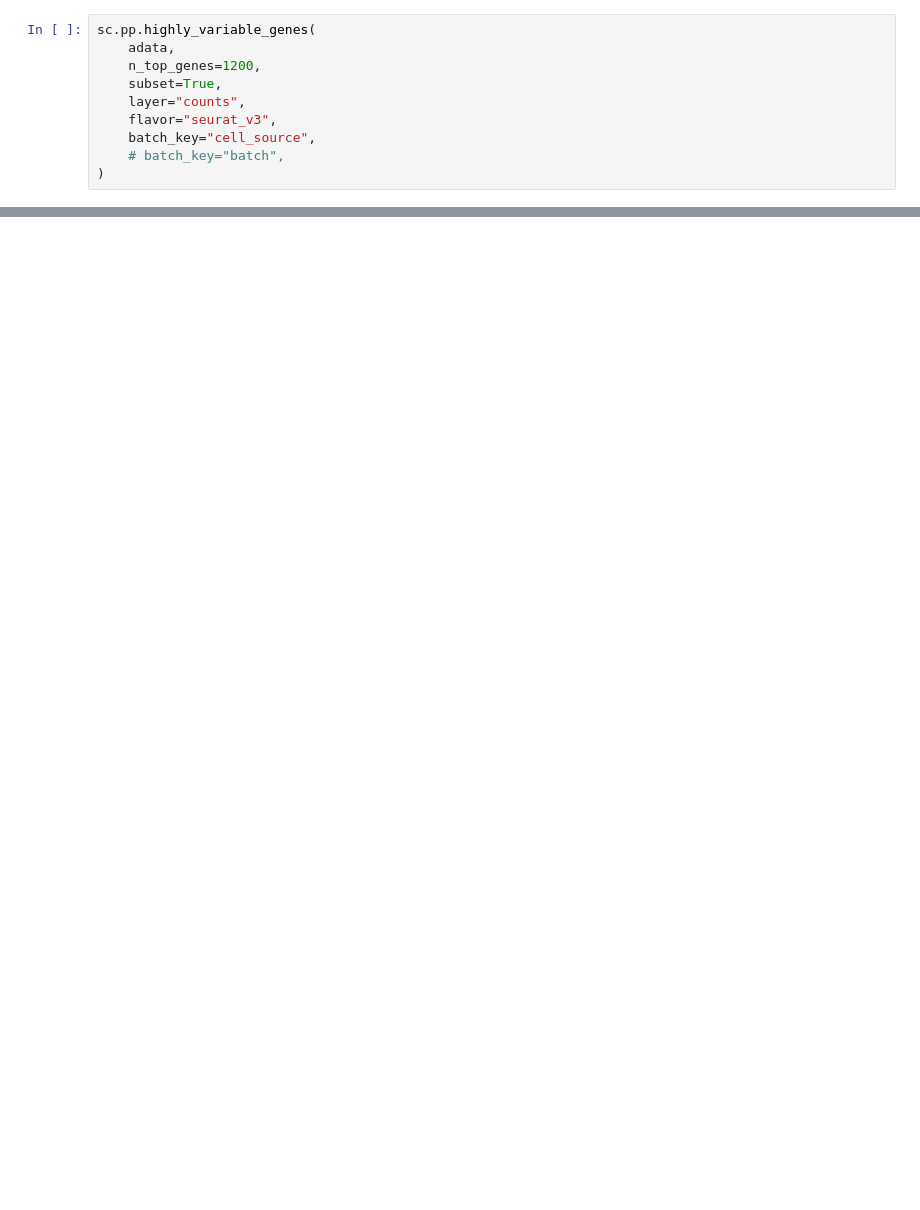
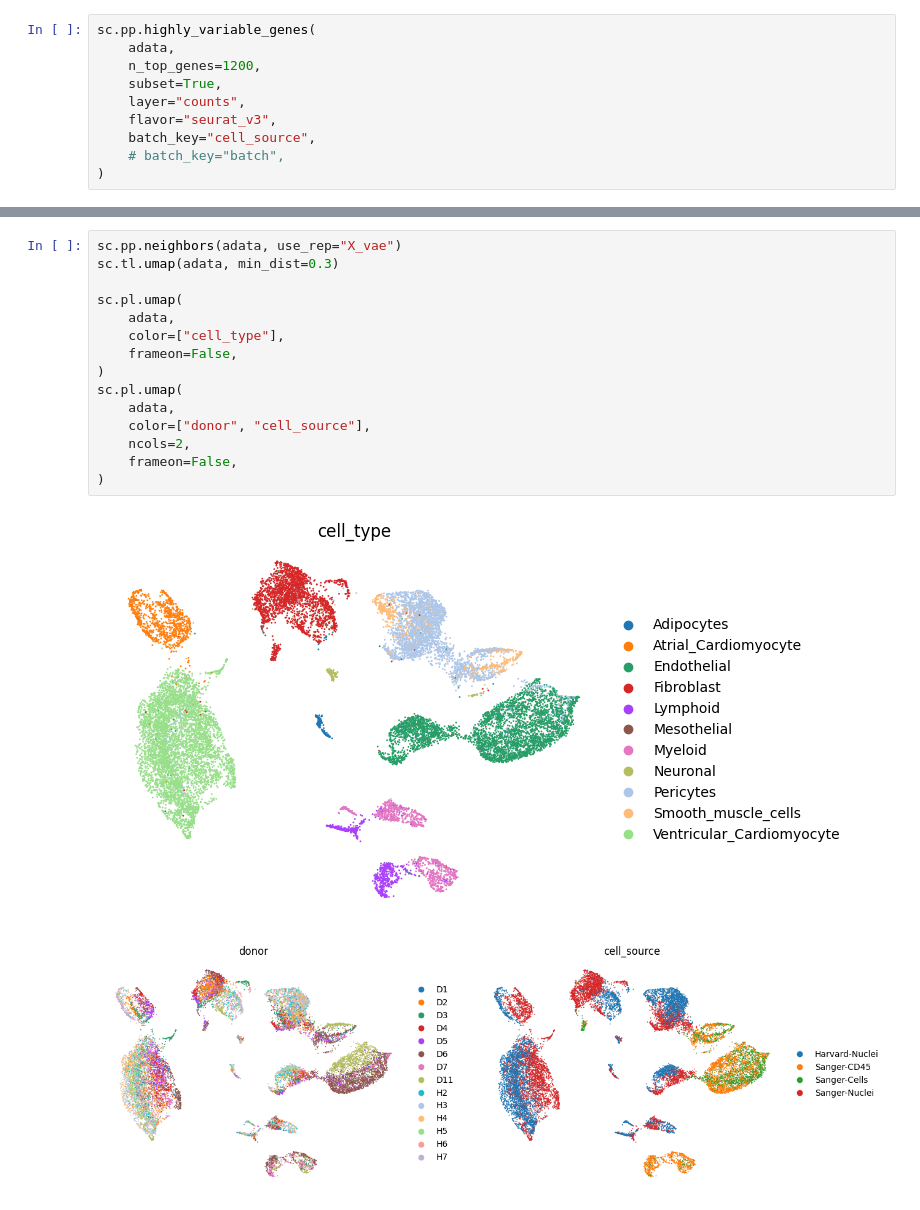
Before and after one commit to ai-hub-weizmann/ex-vae, a Jupyter notebook: count_vae.ipynb, the cells around one changed output, grey strips where cells are left out. Drawn from its saved outputs; the diff is of its cells as text; blank space fills up the shorter version.

```diff
--- a/count_vae.ipynb
+++ b/count_vae.ipynb
@@ -406,0 +444,18 @@ plt.show()
+# %%
+sc.pp.neighbors(adata, use_rep="X_vae")
+sc.tl.umap(adata, min_dist=0.3)
+
+sc.pl.umap(
+    adata,
+    color=["cell_type"],
+    frameon=False,
+)
+sc.pl.umap(
+    adata,
+    color=["donor", "cell_source"],
+    ncols=2,
+    frameon=False,
+)
+# %% [output]
+[figure, added]
+[figure, added]
```
Also changed, not shown: parts of 21 cells of this notebook, 2 other files.
